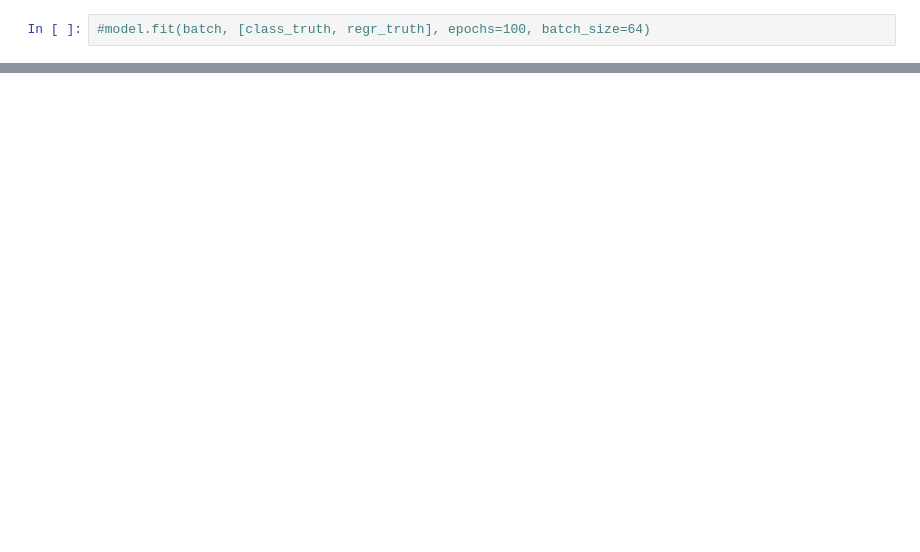
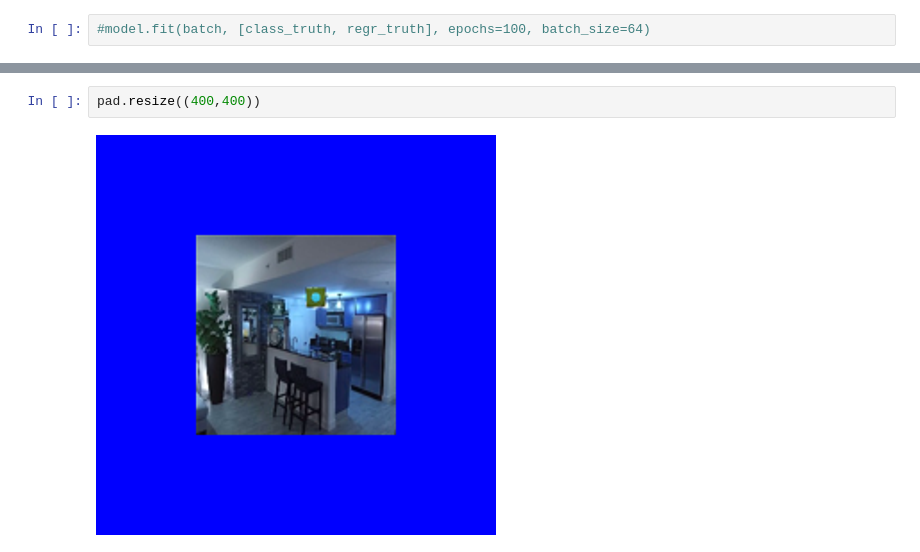
Before and after one commit to Ecbiv/TMAP_OBJECT_POSITIONING, a Jupyter notebook: main.ipynb, the cells around one changed output, grey strips where cells are left out. Cells and saved outputs as stored; diff of their text form; blank space fills up the shorter version.

```diff
--- a/main.ipynb
+++ b/main.ipynb
@@ -57,0 +86,4 @@ INFO:tensorflow:Assets written to: ./Saved_Models/assets
+# %%
+pad.resize((400,400))
+# %% [output]
+[figure, added]
```
Also changed, not shown: parts of 11 cells of this notebook.
